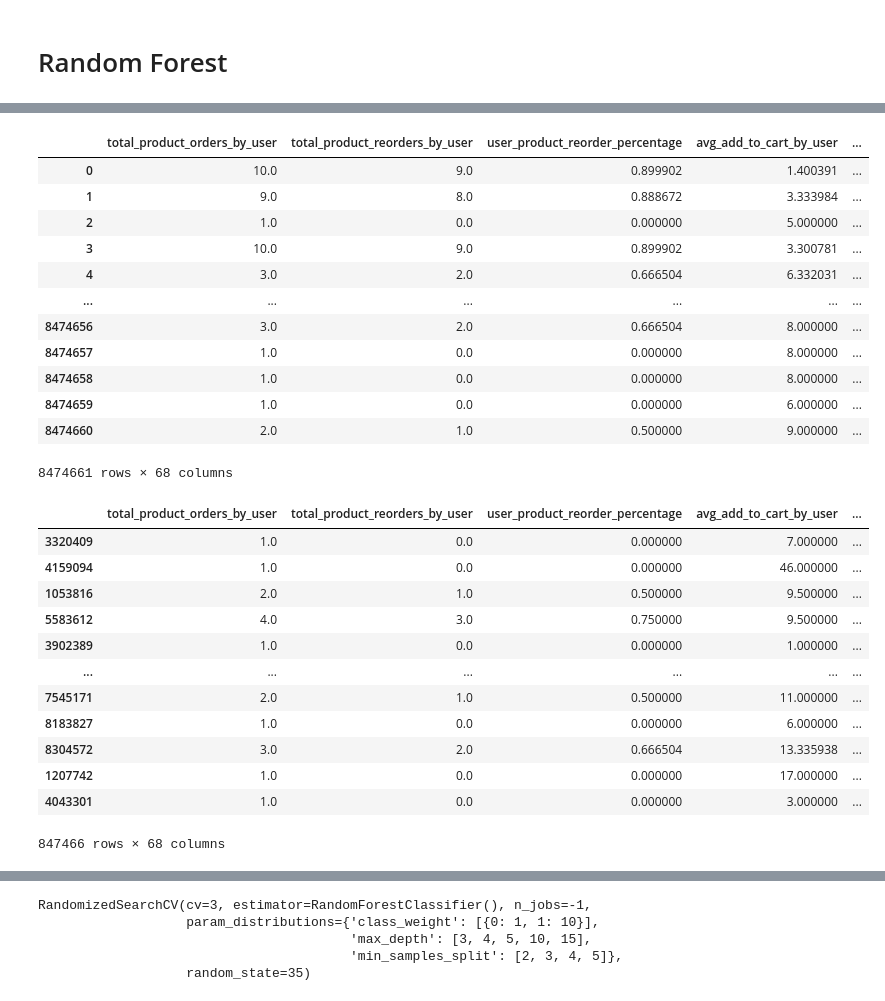
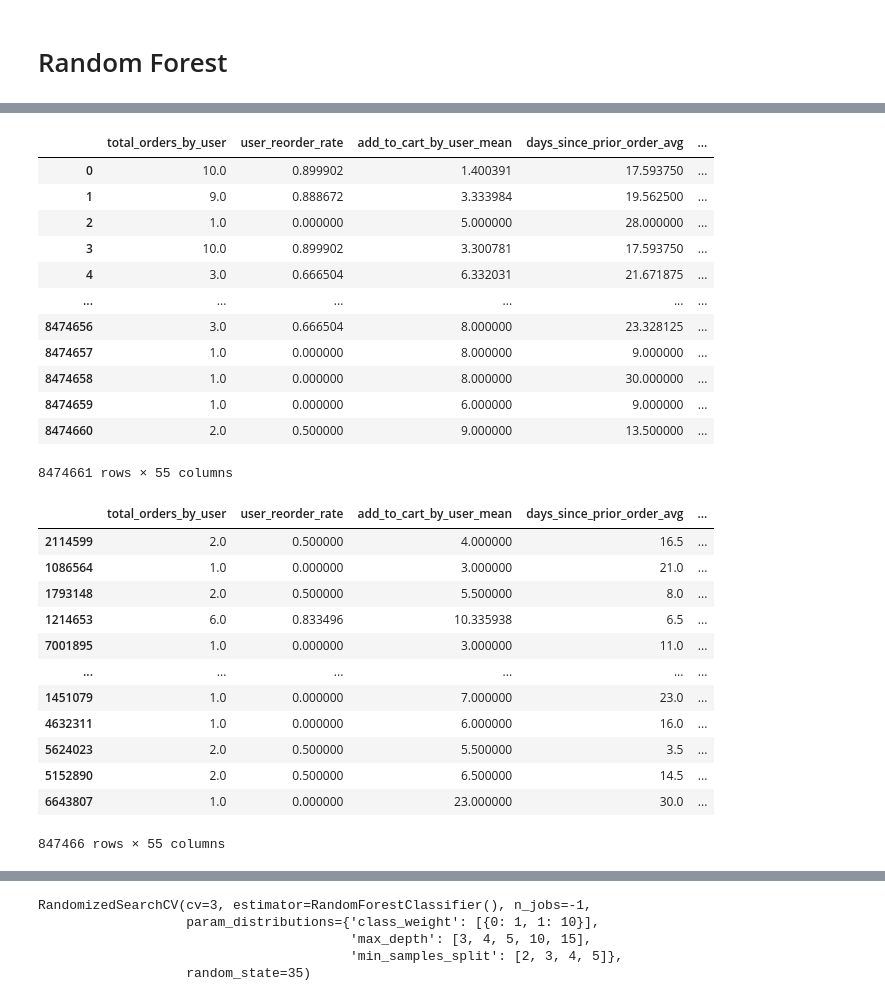
Before and after one commit to Hmittal15/Instacart-customer-order-analysis, a Jupyter notebook: Random Forest model.ipynb, the cells around one changed output, grey strips where cells are left out. Drawn from its saved outputs; the diff is of its cells as text; code cells hidden in the pictures.

```diff
--- a/Random Forest model.ipynb
+++ b/Random Forest model.ipynb
@@ -22,6 +22,7 @@ root='datasets/'
 # %%
 #Reading the final dataset pickle file into a dataframe.
 
-dataframe = pd.read_pickle(root + 'final_feature_data.pkl')
-dataframe.head()
+#df = pd.read_pickle(root+"corr_removed_feature_data.pkl")
+df = pd.read_pickle("C:\\Users\\hmitt\\Python notebooks\\Updated_final_dataset.pkl")
+df
 # %% [output]
@@ -74,5 +88,5 @@ def reduce_mem(df):
 # %%
 #Reducing dataframe memory consumption for storage management.
 
-dataframe = reduce_mem(dataframe)
+df = reduce_memory(df)
 # %% [output]
@@ -85,0 +98,3 @@ dataframe['order_diff'] = dataframe.order_number - dataframe.product_last_bought
+# %%
+pd.set_option('display.max_columns', None)
+df
@@ -86,39 +115,39 @@ dataframe['order_diff'] = dataframe.order_number - dataframe.product_last_bought
 # %%
-dataframe.drop(['user_id', 'product_id'], axis = 1, inplace = True)
+df.drop(['user_id', 'product_id'], axis = 1, inplace = True)
 # %%
-dataframe
+df
 # %% [output]
-|  | total_product_orders_by_user | total_product_reorders_by_user | user_product_reorder_percentage | avg_add_to_cart_by_user | ... |
-| 0 | 10.0 | 9.0 | 0.899902 | 1.400391 | ... |
-| 1 | 9.0 | 8.0 | 0.888672 | 3.333984 | ... |
-| 2 | 1.0 | 0.0 | 0.000000 | 5.000000 | ... |
-| 3 | 10.0 | 9.0 | 0.899902 | 3.300781 | ... |
-| 4 | 3.0 | 2.0 | 0.666504 | 6.332031 | ... |
+|  | total_orders_by_user | user_reorder_rate | add_to_cart_by_user_mean | days_since_prior_order_avg | ... |
+| 0 | 10.0 | 0.899902 | 1.400391 | 17.593750 | ... |
+| 1 | 9.0 | 0.888672 | 3.333984 | 19.562500 | ... |
+| 2 | 1.0 | 0.000000 | 5.000000 | 28.000000 | ... |
+| 3 | 10.0 | 0.899902 | 3.300781 | 17.593750 | ... |
+| 4 | 3.0 | 0.666504 | 6.332031 | 21.671875 | ... |
 | ... | ... | ... | ... | ... | ... |
-| 8474656 | 3.0 | 2.0 | 0.666504 | 8.000000 | ... |
-| 8474657 | 1.0 | 0.0 | 0.000000 | 8.000000 | ... |
-| 8474658 | 1.0 | 0.0 | 0.000000 | 8.000000 | ... |
-| 8474659 | 1.0 | 0.0 | 0.000000 | 6.000000 | ... |
-| 8474660 | 2.0 | 1.0 | 0.500000 | 9.000000 | ... |
+| 8474656 | 3.0 | 0.666504 | 8.000000 | 23.328125 | ... |
+| 8474657 | 1.0 | 0.000000 | 8.000000 | 9.000000 | ... |
+| 8474658 | 1.0 | 0.000000 | 8.000000 | 30.000000 | ... |
+| 8474659 | 1.0 | 0.000000 | 6.000000 | 9.000000 | ... |
+| 8474660 | 2.0 | 0.500000 | 9.000000 | 13.500000 | ... |
-8474661 rows × 68 columns
+8474661 rows × 55 columns
 # %%
 #Taking a subset from complete dataset to train the model in stipulated time (complete dataset can be taken if we have more computation power).
 
-dataframe=dataframe.sample(frac=.10)
-dataframe
+df=df.sample(frac=.10)
+df
 # %% [output]
-|  | total_product_orders_by_user | total_product_reorders_by_user | user_product_reorder_percentage | avg_add_to_cart_by_user | ... |
-| 3320409 | 1.0 | 0.0 | 0.000000 | 7.000000 | ... |
-| 4159094 | 1.0 | 0.0 | 0.000000 | 46.000000 | ... |
-| 1053816 | 2.0 | 1.0 | 0.500000 | 9.500000 | ... |
-| 5583612 | 4.0 | 3.0 | 0.750000 | 9.500000 | ... |
-| 3902389 | 1.0 | 0.0 | 0.000000 | 1.000000 | ... |
+|  | total_orders_by_user | user_reorder_rate | add_to_cart_by_user_mean | days_since_prior_order_avg | ... |
+| 2114599 | 2.0 | 0.500000 | 4.000000 | 16.5 | ... |
+| 1086564 | 1.0 | 0.000000 | 3.000000 | 21.0 | ... |
+| 1793148 | 2.0 | 0.500000 | 5.500000 | 8.0 | ... |
+| 1214653 | 6.0 | 0.833496 | 10.335938 | 6.5 | ... |
+| 7001895 | 1.0 | 0.000000 | 3.000000 | 11.0 | ... |
 | ... | ... | ... | ... | ... | ... |
-| 7545171 | 2.0 | 1.0 | 0.500000 | 11.000000 | ... |
-| 8183827 | 1.0 | 0.0 | 0.000000 | 6.000000 | ... |
-| 8304572 | 3.0 | 2.0 | 0.666504 | 13.335938 | ... |
-| 1207742 | 1.0 | 0.0 | 0.000000 | 17.000000 | ... |
-| 4043301 | 1.0 | 0.0 | 0.000000 | 3.000000 | ... |
+| 1451079 | 1.0 | 0.000000 | 7.000000 | 23.0 | ... |
+| 4632311 | 1.0 | 0.000000 | 6.000000 | 16.0 | ... |
+| 5624023 | 2.0 | 0.500000 | 5.500000 | 3.5 | ... |
+| 5152890 | 2.0 | 0.500000 | 6.500000 | 14.5 | ... |
+| 6643807 | 1.0 | 0.000000 | 23.000000 | 30.0 | ... |
-847466 rows × 68 columns
+847466 rows × 55 columns
 # %%
 label = 'reordered'
```
Also changed, not shown: parts of 35 cells of this notebook.
